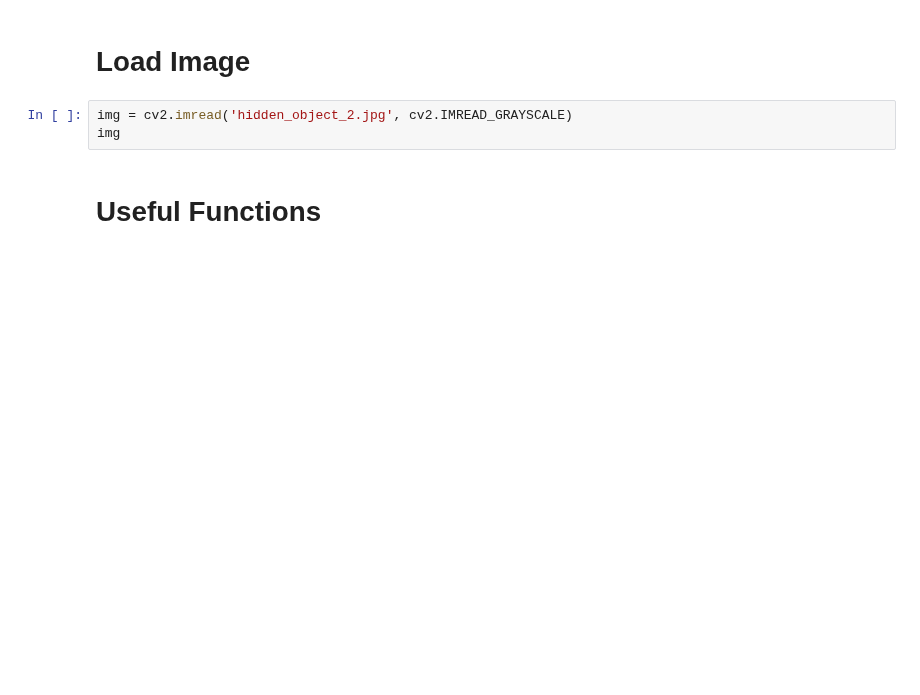
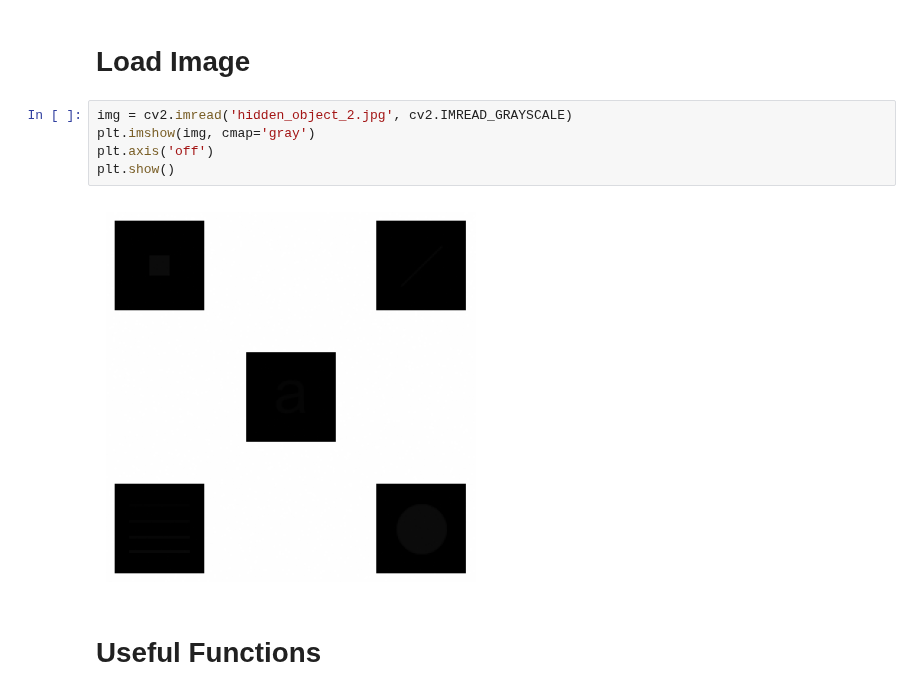
Before and after one commit to Vincent-Lien/NYCU_DIP_2024, a Jupyter notebook: HW3-2/HW3_2_code.ipynb, the cells around one changed output. Saved outputs shown, nothing was run; the diff lists cells and outputs as text; blank space fills up the shorter version.

```diff
--- a/HW3-2/HW3_2_code.ipynb
+++ b/HW3-2/HW3_2_code.ipynb
@@ -9,7 +9,11 @@ from scipy.signal import convolve2d
 # Load Image
 # %%
 img = cv2.imread('hidden_object_2.jpg', cv2.IMREAD_GRAYSCALE)
-img
+plt.imshow(img, cmap='gray')
+plt.axis('off')
+plt.show()
+# %% [output]
+[figure, added]
 # %% [markdown]
 # Useful Functions
 # %%
```
Also changed, not shown: parts of 16 cells of this notebook.
